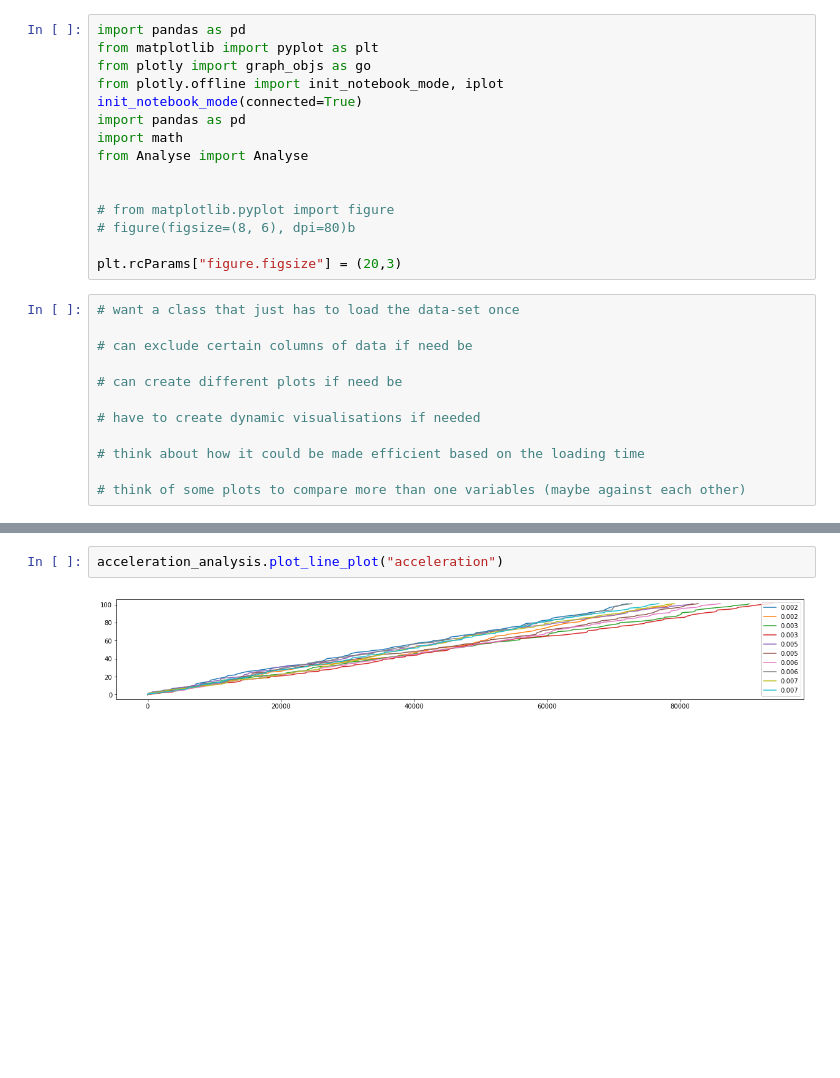
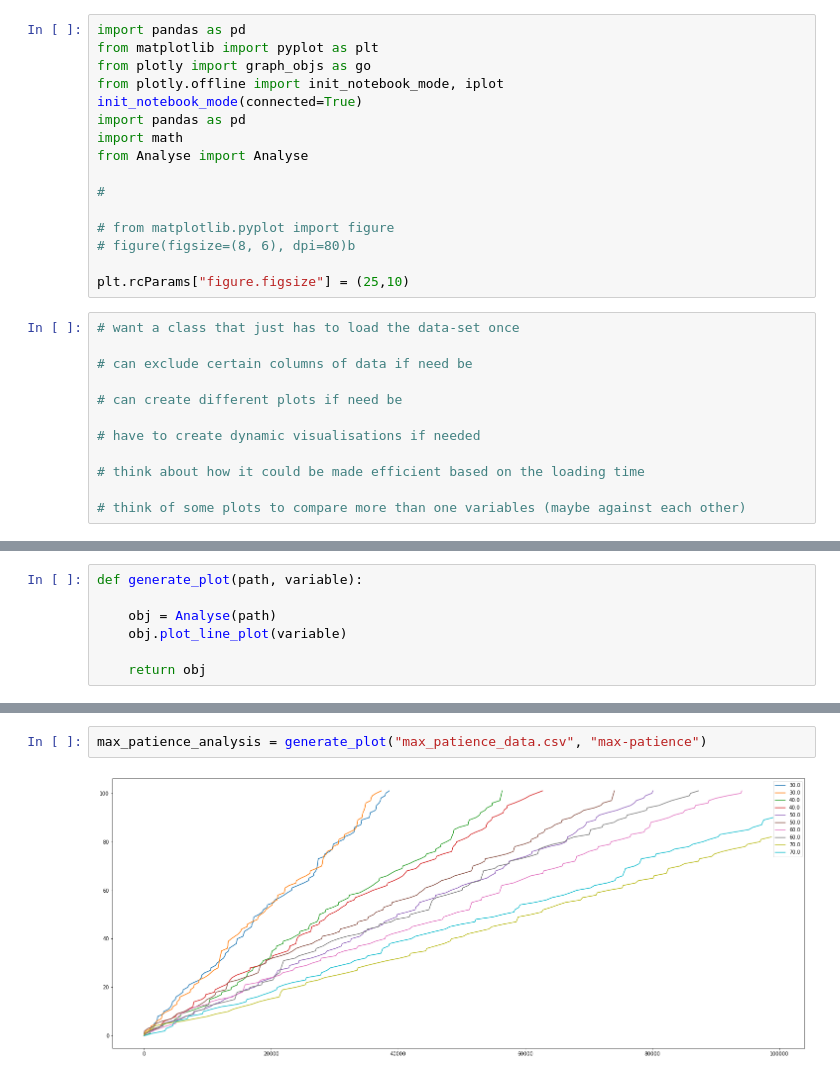
Before and after one commit to Shiv3901/Model_Tester, a Jupyter notebook: Experimental_Plots.ipynb, the cells around one changed output, grey strips where cells are left out. Saved outputs shown, nothing was run; the diff lists cells and outputs as text; blank space fills up the shorter version.

```diff
--- a/Experimental_Plots.ipynb
+++ b/Experimental_Plots.ipynb
@@ -8,11 +8,12 @@ import pandas as pd
 import math
 from Analyse import Analyse
 
+#
 
 # from matplotlib.pyplot import figure
 # figure(figsize=(8, 6), dpi=80)b
 
-plt.rcParams["figure.figsize"] = (20,3)
+plt.rcParams["figure.figsize"] = (25,10)
 # %%
 # want a class that just has to load the data-set once
 
@@ -27,0 +141,7 @@ plt.rcParams["figure.figsize"] = (20,3)
+# %%
+def generate_plot(path, variable):
+
+    obj = Analyse(path)
+    obj.plot_line_plot(variable)
+
+    return obj
@@ -30,6 +154,6 @@ acceleration_analysis = Analyse("acceleration_data.csv")
 # %% [output]
 NameError: name 'pd' is not defined
-# %%
-acceleration_analysis.plot_line_plot("acceleration")
-# %% [output]
-[figure, removed]
+# %%
+max_patience_analysis = generate_plot("max_patience_data.csv", "max-patience")
+# %% [output]
+[figure, added]
```
Also changed, not shown: parts of 5 cells of this notebook, 7 other files.
